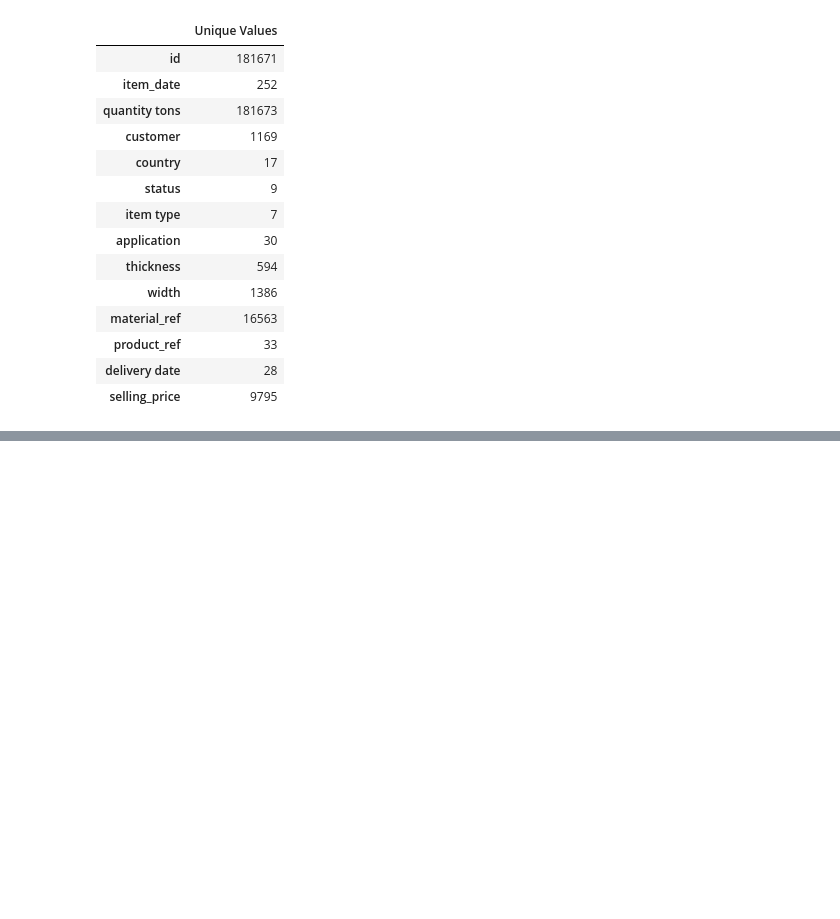
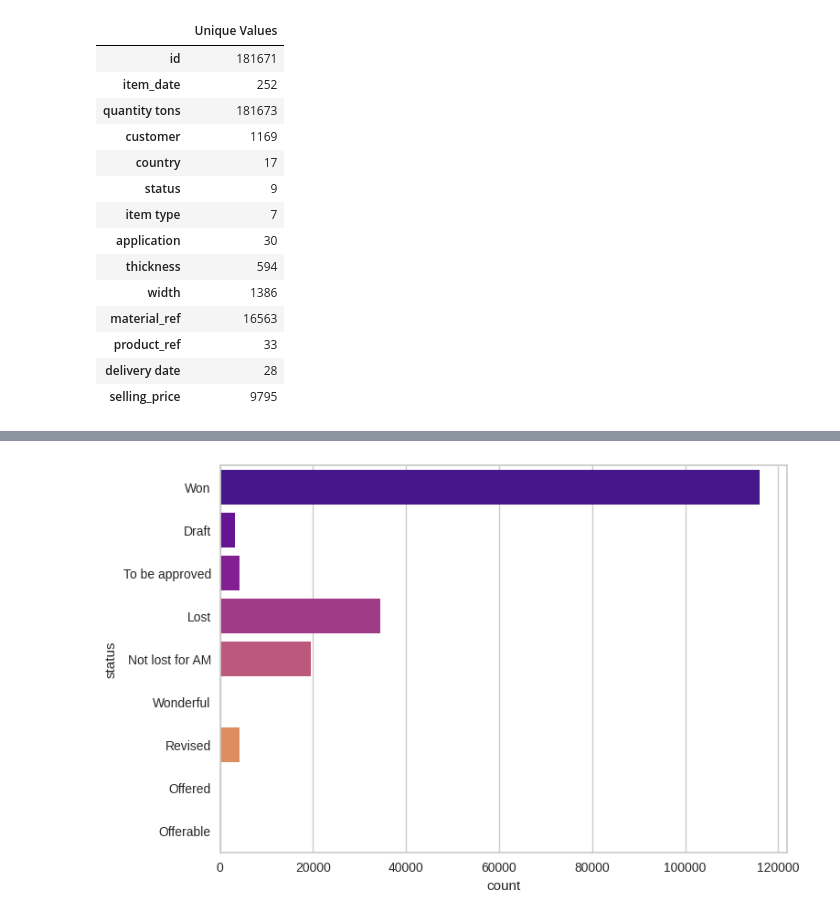
Before and after one commit to SriRamK345/Industrial_Copper_Modeling, a Jupyter notebook: Industrial_Copper_Modeling.ipynb, the cells around one changed output, grey strips where cells are left out. Saved outputs shown, nothing was run; the diff lists cells and outputs as text; code cells hidden in the pictures; blank space fills up the shorter version.

```diff
--- a/Industrial_Copper_Modeling.ipynb
+++ b/Industrial_Copper_Modeling.ipynb
@@ -71,0 +268,5 @@ pd.DataFrame(unique_values,index=df.columns,columns=["Unique Values"])
+# %%
+sns.countplot(df["status"],palette="plasma")
+plt.show()
+# %% [output]
+[figure, added]
```
Also changed, not shown: parts of 29 cells of this notebook.
